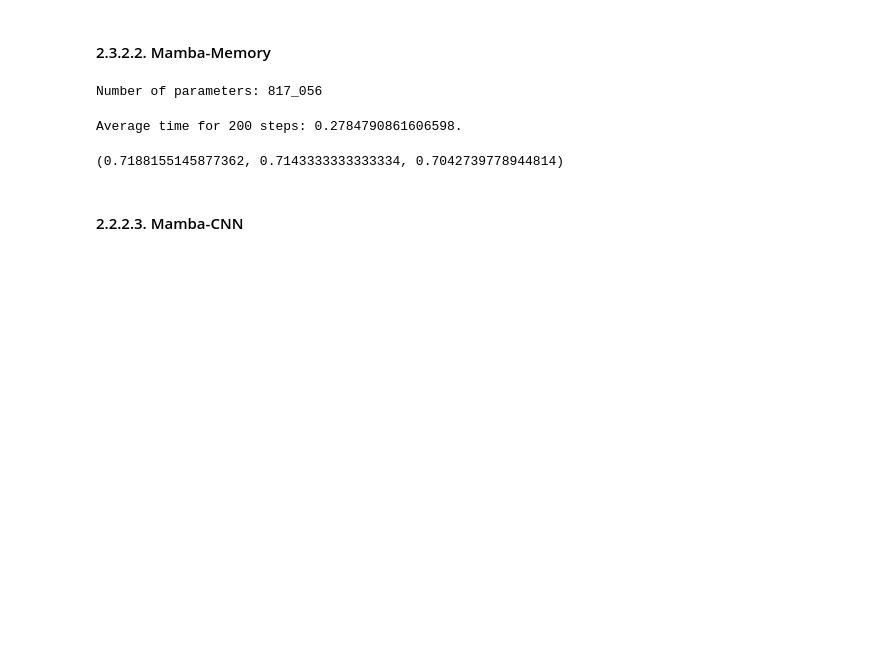
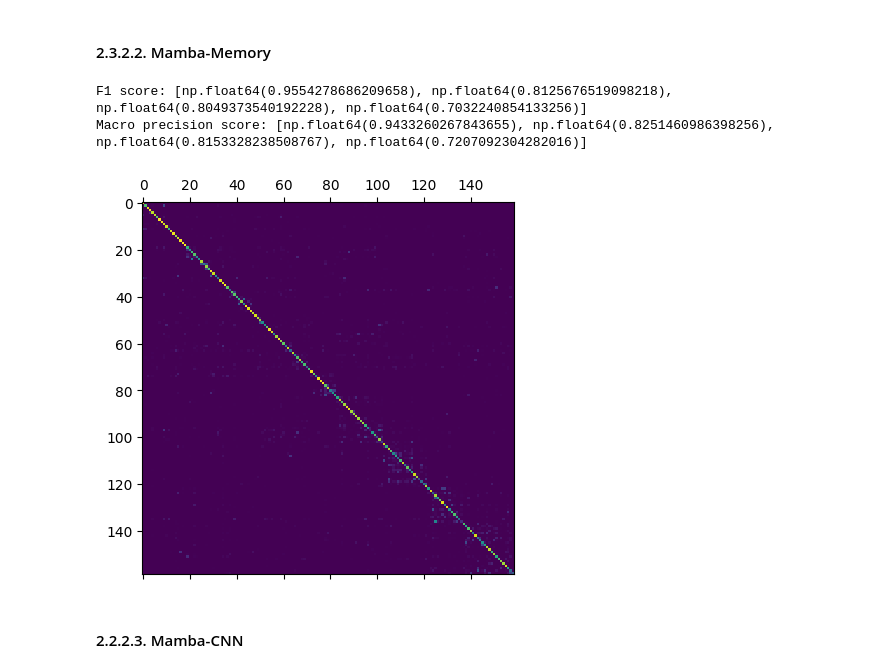
Before and after one commit to Vincent-Therrien/stelaro, a Jupyter notebook: demonstrations/classification.ipynb, the cells around one changed output. Saved outputs shown, nothing was run; the diff lists cells and outputs as text; code cells hidden in the pictures; blank space fills up the shorter version.

```diff
--- a/demonstrations/classification.ipynb
+++ b/demonstrations/classification.ipynb
@@ -2009,35 +2056,36 @@ Average time for 200 steps: 0.27523727297782896.
 # %%
 directory = f"{LONG_TRAINED_MODELS}mamba_memory/"
 mkdir(directory)
 from torch import save
 from stelaro.models import ssm
 
 classifier = models.Classifier(
     READ_LENGTH // 4,
     mapping,
     "cuda",
     ssm.MambaMemorySequenceClassifier(
         N=None,
         num_classes=len(mapping),
         vocab_size=256,
         d_model=128,
         n_layers=4,
         d_state=16,
         d_conv=4,
         expand=2
     ),
     format.to_tetramers,
     True
 )
 classifier.model.load_state_dict(load(f"{directory}weights_4_epoch.pt2"))
 # train_classifier(classifier, directory, (4, ), train_data, validation_data)
 # models.benchmark_classifier(classifier, test_data, "cuda", mapping, 300)
-test_speed(classifier, 200)
-print(models.p_r_f1(classifier, test_data, "cuda"))
+# test_speed(classifier, 200)
+# print(models.p_r_f1(classifier, test_data, "cuda"))
+models.benchmark_classifier(classifier, test_data, "cuda", mapping, 400)
 # %% [output]
-Number of parameters: 817_056
+F1 score: [np.float64(0.9554278686209658), np.float64(0.8125676519098218), np.float64(0.8049373540192228), np.float64(0.7032240854133256)]
+Macro precision score: [np.float64(0.9433260267843655), np.float64(0.8251460986398256), np.float64(0.8153328238508767), np.float64(0.7207092304282016)]
-Average time for 200 steps: 0.2784790861606598.
-(0.7188155145877362, 0.7143333333333334, 0.7042739778944814)
+[figure, added]
 # %% [markdown]
 #### 2.2.2.3. Mamba-CNN
 # %%
```
Also changed, not shown: parts of 13 cells of this notebook, 1 other file.
